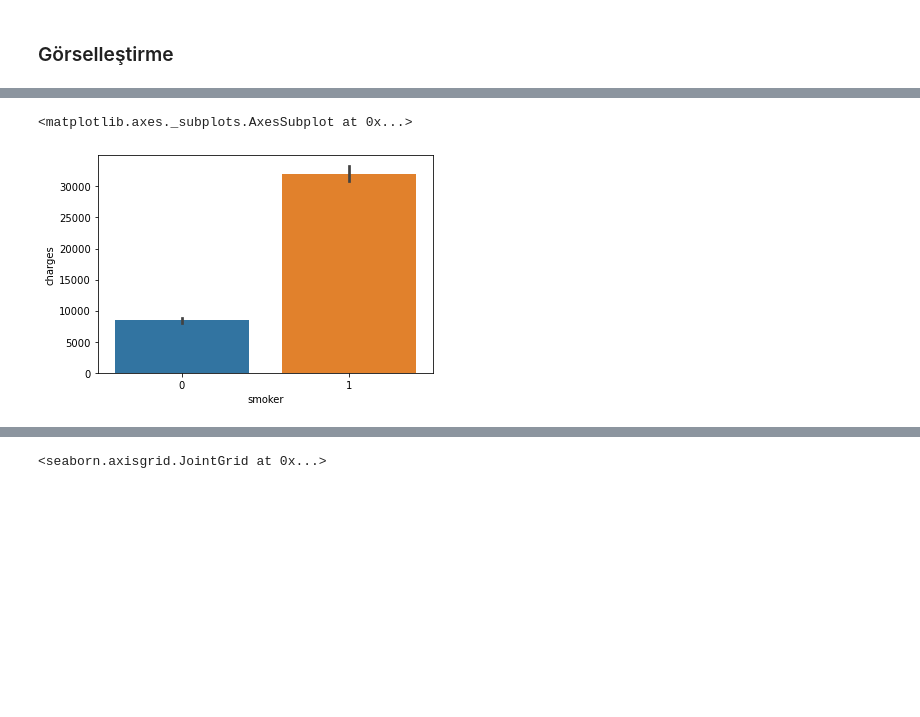
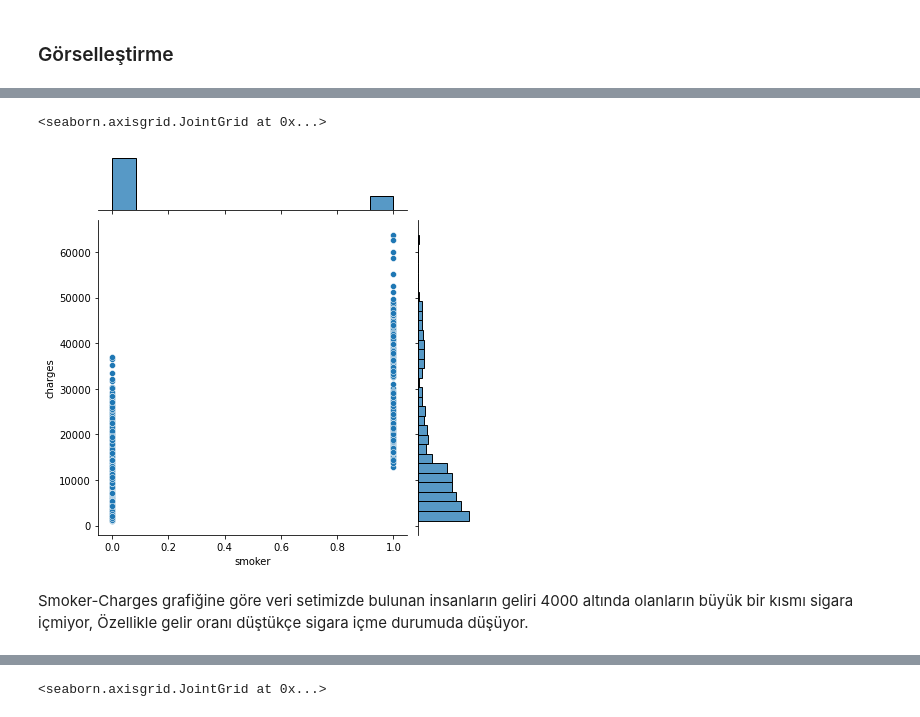
Before and after one commit to uraninjo/GlobalAIHubProjects, a Jupyter notebook: 1/FirstProject.ipynb, the cells around one changed output, grey strips where cells are left out. Drawn from its saved outputs; the diff is of its cells as text; code cells hidden in the pictures; blank space fills up the shorter version.

```diff
--- a/1/FirstProject.ipynb
+++ b/1/FirstProject.ipynb
@@ -129,9 +136,9 @@ sbn.distplot(df.bmi)
 [figure]
 # %%
-sbn.barplot(df.smoker,df.charges)
-
-#sbn.jointplot(df.smoker,df.charges)
+sbn.jointplot(df.smoker,df.charges)
 # %% [output]
-<matplotlib.axes._subplots.AxesSubplot at 0x...>
+<seaborn.axisgrid.JointGrid at 0x...>
-[figure, old version]
+[figure, new version]
+# %% [markdown]
+Smoker-Charges grafiğine göre veri setimizde bulunan insanların geliri 4000 altında olanların büyük bir kısmı sigara içmiyor, Özellikle gelir oranı düştükçe sigara içme durumuda düşüyor.
 # %%
```
Also changed, not shown: parts of 24 cells of this notebook.
